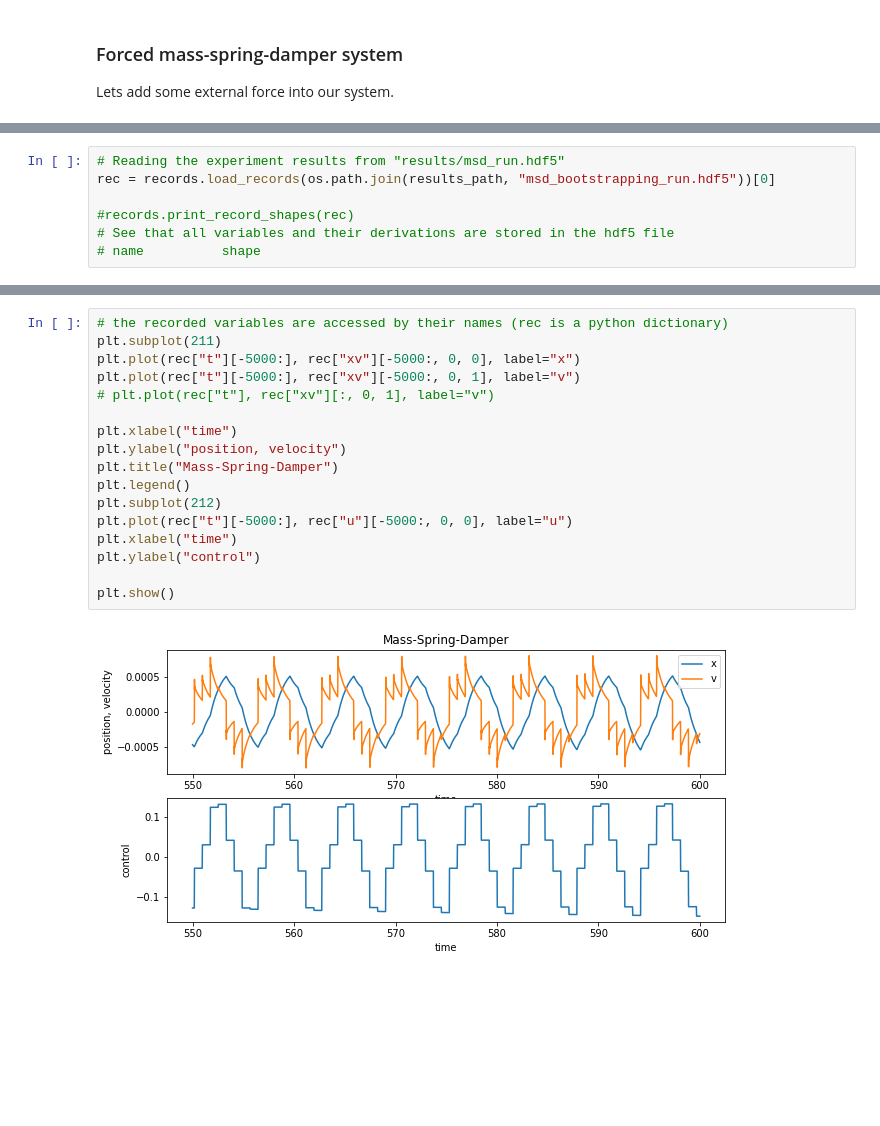
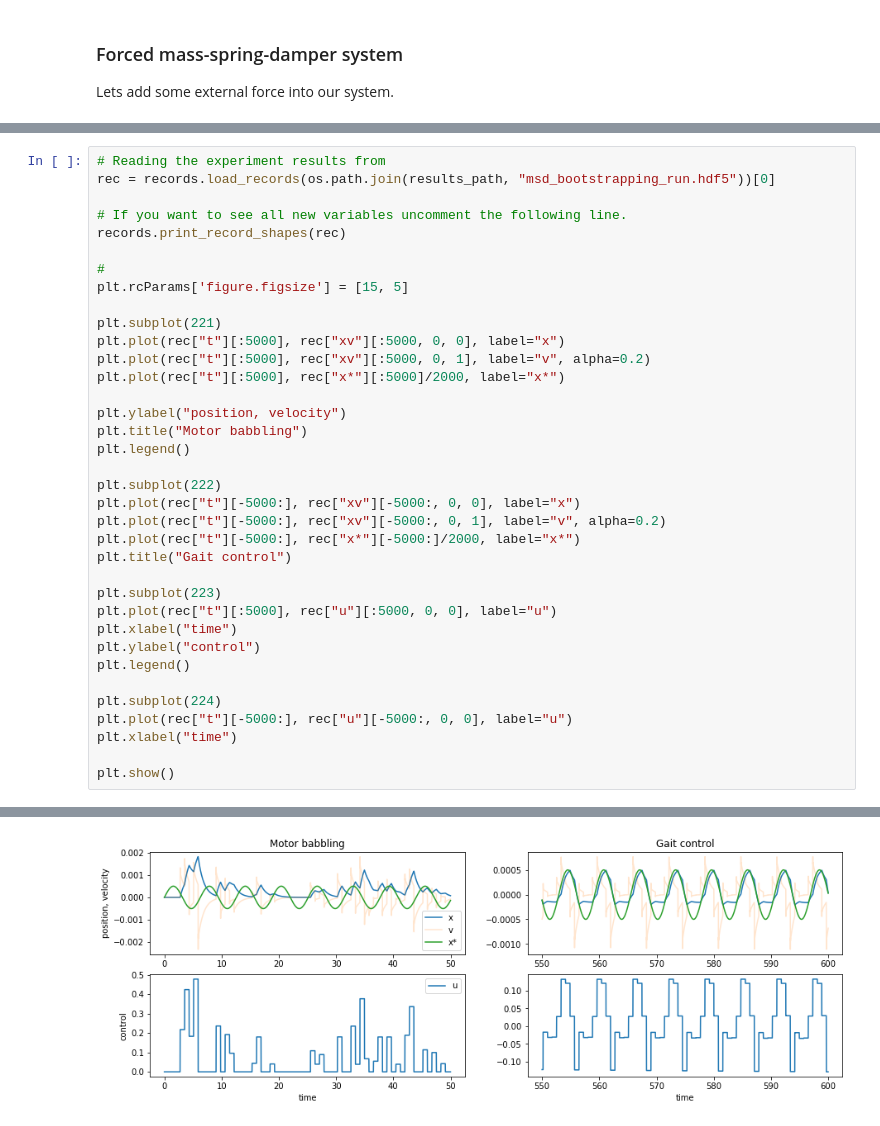
Before and after one commit to comrob/cpgim, a Jupyter notebook: mass_spring_damper_demo.ipynb, the cells around one changed output, grey strips where cells are left out. Cells and saved outputs as stored; diff of their text form; blank space fills up the shorter version.

```diff
--- a/mass_spring_damper_demo.ipynb
+++ b/mass_spring_damper_demo.ipynb
@@ -300,7 +292,37 @@ time: 301.9365699291229
 # %%
-# Reading the experiment results from "results/msd_run.hdf5"
+# Reading the experiment results from
 rec = records.load_records(os.path.join(results_path, "msd_bootstrapping_run.hdf5"))[0]
 
-#records.print_record_shapes(rec)
-# See that all variables and their derivations are stored in the hdf5 file
-# name          shape
+# If you want to see all new variables uncomment the following line.
+records.print_record_shapes(rec)
+
+#
+plt.rcParams['figure.figsize'] = [15, 5]
+
+plt.subplot(221)
+plt.plot(rec["t"][:5000], rec["xv"][:5000, 0, 0], label="x")
+plt.plot(rec["t"][:5000], rec["xv"][:5000, 0, 1], label="v", alpha=0.2)
+plt.plot(rec["t"][:5000], rec["x*"][:5000]/2000, label="x*")
+
+plt.ylabel("position, velocity")
+plt.title("Motor babbling")
+plt.legend()
+
+plt.subplot(222)
+plt.plot(rec["t"][-5000:], rec["xv"][-5000:, 0, 0], label="x")
+plt.plot(rec["t"][-5000:], rec["xv"][-5000:, 0, 1], label="v", alpha=0.2)
+plt.plot(rec["t"][-5000:], rec["x*"][-5000:]/2000, label="x*")
+plt.title("Gait control")
+
+plt.subplot(223)
+plt.plot(rec["t"][:5000], rec["u"][:5000, 0, 0], label="u")
+plt.xlabel("time")
+plt.ylabel("control")
+plt.legend()
+
+plt.subplot(224)
+plt.plot(rec["t"][-5000:], rec["u"][-5000:, 0, 0], label="u")
+plt.xlabel("time")
+
+plt.show()
+# %% [output]
@@ -307,19 +346 @@ rec = records.load_records(os.path.join(results_path, "msd_bootstrapping_run.hdf
+[figure, added]
-# %%
-# the recorded variables are accessed by their names (rec is a python dictionary)
-plt.subplot(211)
-plt.plot(rec["t"][-5000:], rec["xv"][-5000:, 0, 0], label="x")
-plt.plot(rec["t"][-5000:], rec["xv"][-5000:, 0, 1], label="v")
-# plt.plot(rec["t"], rec["xv"][:, 0, 1], label="v")
-
-plt.xlabel("time")
-plt.ylabel("position, velocity")
-plt.title("Mass-Spring-Damper")
-plt.legend()
-plt.subplot(212)
-plt.plot(rec["t"][-5000:], rec["u"][-5000:, 0, 0], label="u")
-plt.xlabel("time")
-plt.ylabel("control")
-
-plt.show()
-# %% [output]
-[figure, removed]
```
Also changed, not shown: parts of 19 cells of this notebook, 1 other file.
